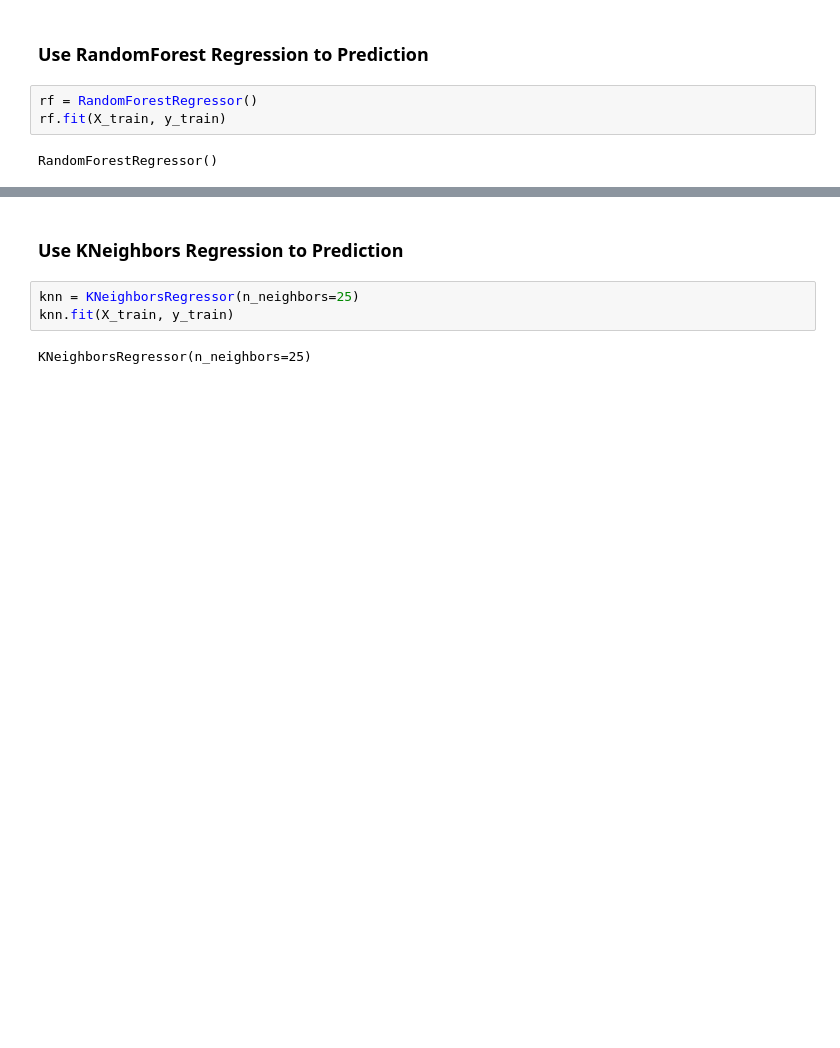
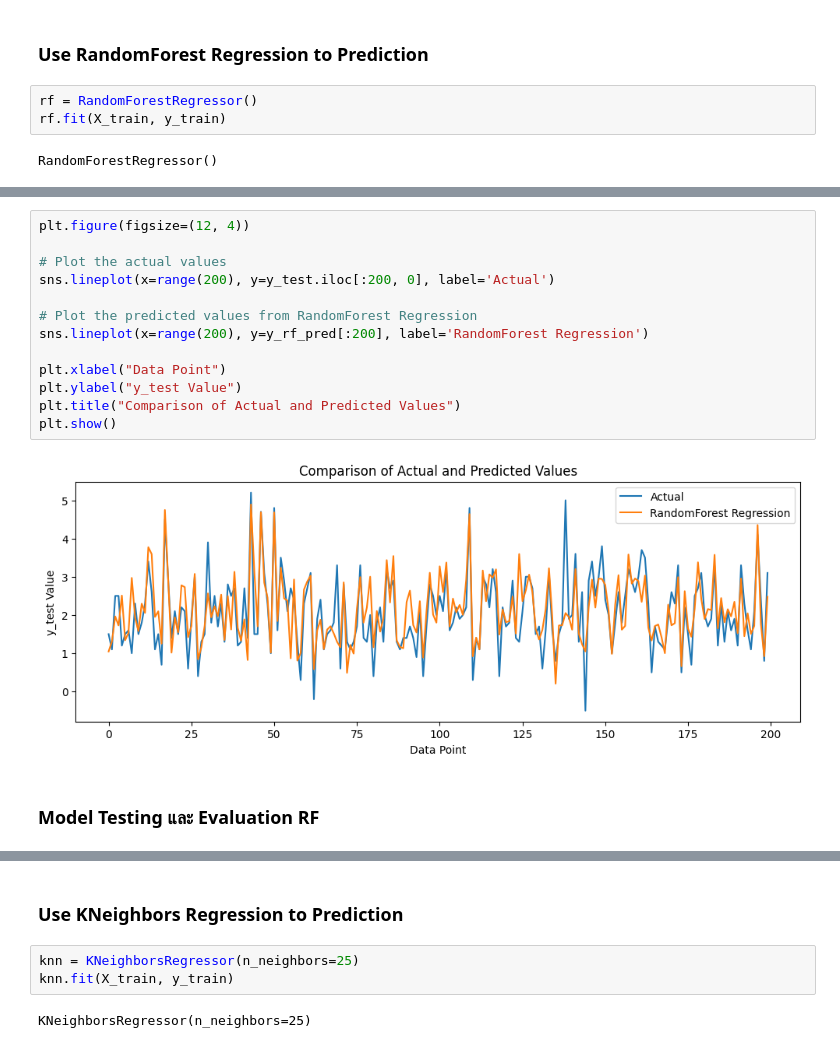
Before and after one commit to Sickachu01/EarthQuakePrediction, a Jupyter notebook: Prediction_Model_EarthQuake.ipynb, the cells around one changed output, grey strips where cells are left out. Saved outputs shown, nothing was run; the diff lists cells and outputs as text; blank space fills up the shorter version.

```diff
--- a/Prediction_Model_EarthQuake.ipynb
+++ b/Prediction_Model_EarthQuake.ipynb
@@ -115,3 +121,20 @@ array([0.696, 1.497, 1.333, ..., 3.252, 1.737, 1.947])
+# %%
+plt.figure(figsize=(12, 4))
+
+# Plot the actual values
+sns.lineplot(x=range(200), y=y_test.iloc[:200, 0], label='Actual')
+
+# Plot the predicted values from RandomForest Regression
+sns.lineplot(x=range(200), y=y_rf_pred[:200], label='RandomForest Regression')
+
+plt.xlabel("Data Point")
+plt.ylabel("y_test Value")
+plt.title("Comparison of Actual and Predicted Values")
+plt.show()
+# %% [output]
+[figure, added]
+# %% [markdown]
+### **Model Testing และ Evaluation RF**
 # %%
 rf_mae = mean_absolute_error(y_test, y_rf_pred)
 rf_mse = mean_squared_error(y_test, y_rf_pred)
```
Also changed, not shown: parts of 21 cells of this notebook, 5 other files.
